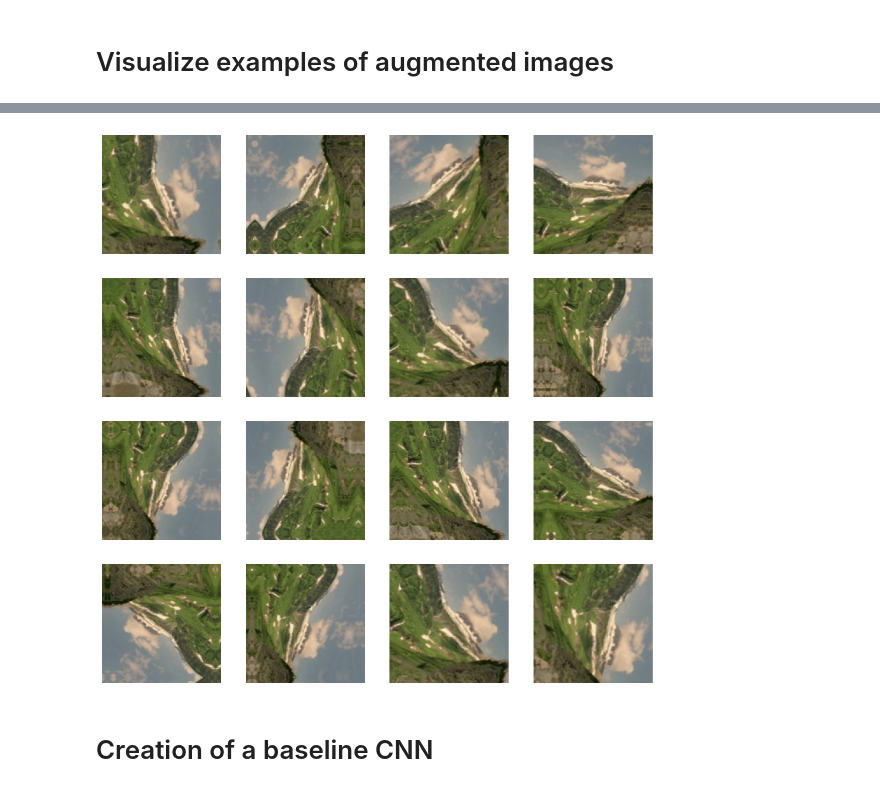
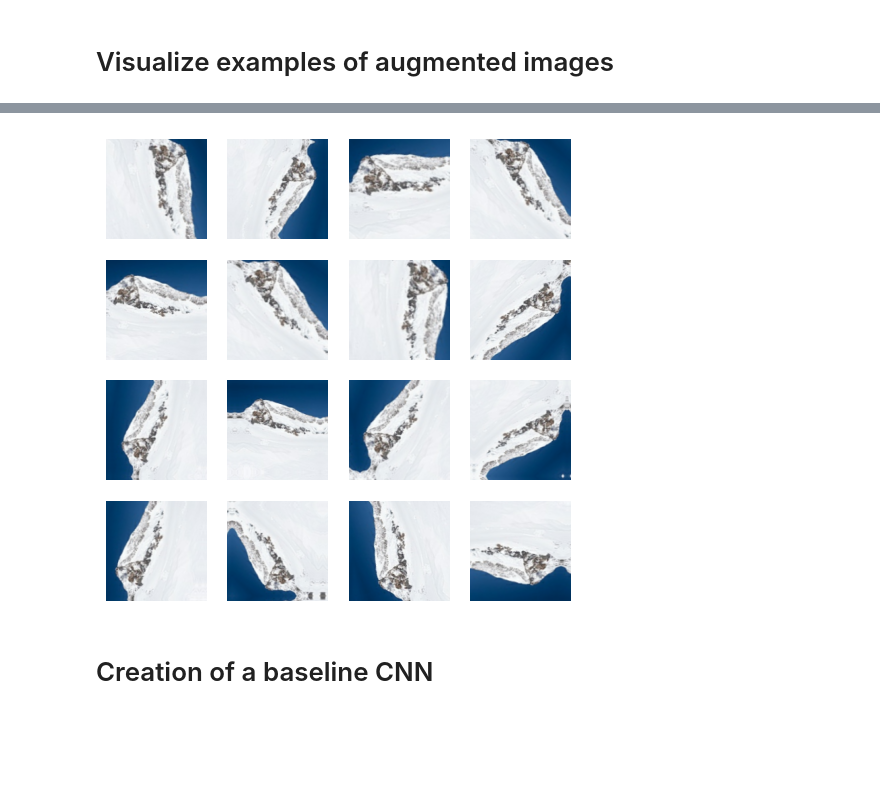
Before and after one commit to nunorfidalgo/AD2425_TP, a Jupyter notebook: AD2425_TP_A.ipynb, the cells around one changed output, grey strips where cells are left out. Saved outputs shown, nothing was run; the diff lists cells and outputs as text; code cells hidden in the pictures; blank space fills up the shorter version.

```diff
--- a/AD2425_TP_A.ipynb
+++ b/AD2425_TP_A.ipynb
@@ -93,11 +106,30 @@ Count train images:  14034
 
  No test set is created
 # %%
-train_ds, val_ds = keras.utils.image_dataset_from_directory(
+# training dataset - 70%
+train_ds = keras.preprocessing.image_dataset_from_directory(
     seg_train_dir,
     validation_split=0.3,
-    subset="both",
-    seed=123,
+    subset="training",
+    seed=42,
+    image_size=(IMG_SIZE, IMG_SIZE),
+    batch_size=BATCH_SIZE,
+)
+
+# validition dataset - 30%
+val_ds = keras.preprocessing.image_dataset_from_directory(
+    seg_train_dir,
+    validation_split=0.3,
+    subset="validation",
+    seed=42,
+    image_size=(IMG_SIZE, IMG_SIZE),
+    batch_size=BATCH_SIZE,
+)
+
+# test dataset
+test_ds = keras.preprocessing.image_dataset_from_directory(
+    seg_test_dir,
+    seed=42,
     image_size=(IMG_SIZE, IMG_SIZE),
     batch_size=BATCH_SIZE,
 )
@@ -106,6 +138,7 @@ class_names = train_ds.class_names
 
 train_ds = train_ds.cache().prefetch(1)
 val_ds = val_ds.cache().prefetch(1)
+test_ds = test_ds.cache().prefetch(1)
 # %% [output]
 Found 14034 files belonging to 6 classes.
 Using 9824 files for training.
@@ -163,7 +218,7 @@ data_augmentation = keras.Sequential([
 # %% [markdown]
 # Visualize examples of augmented images
 # %%
-plt.figure(figsize=(12, 12))
+plt.figure(figsize=(6, 6))
 for images, _ in train_ds.take(1):
   for i in range(16):
     augmented_images = data_augmentation(images)
@@ -174,4 +231,4 @@ for images, _ in train_ds.take(1):
-[figure, old version]
+[figure, new version]
 # %% [markdown]
 # Creation of a baseline CNN
 # %%
```
Also changed, not shown: parts of 54 cells of this notebook.
